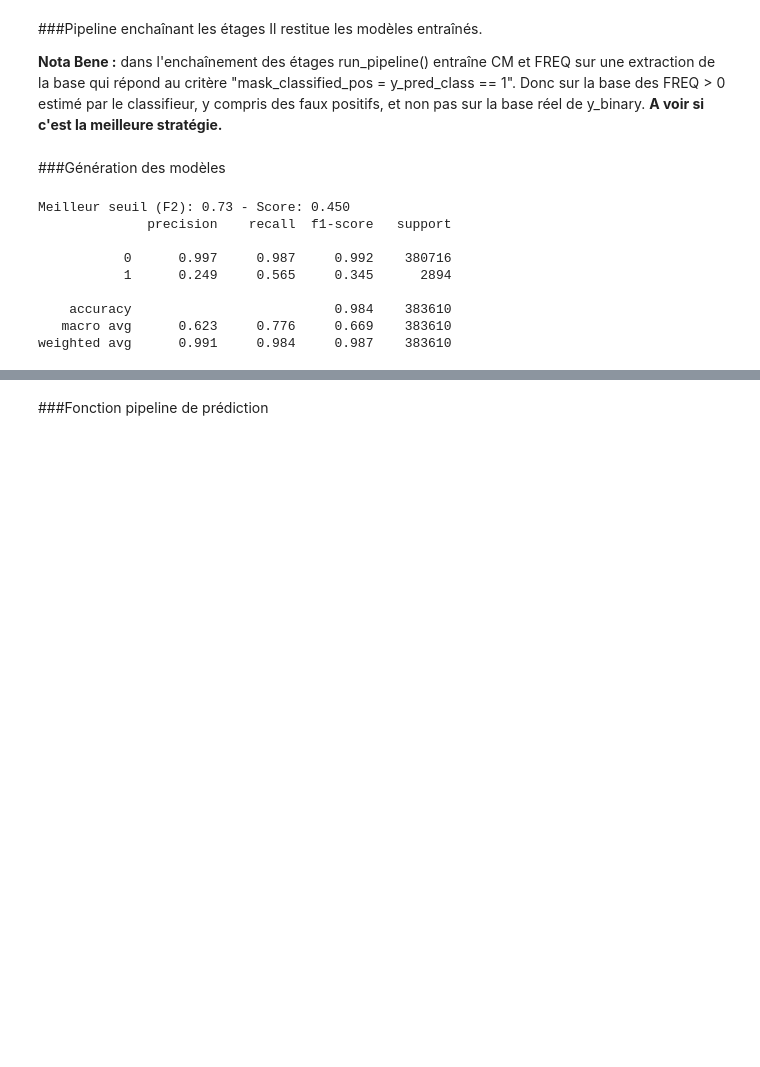
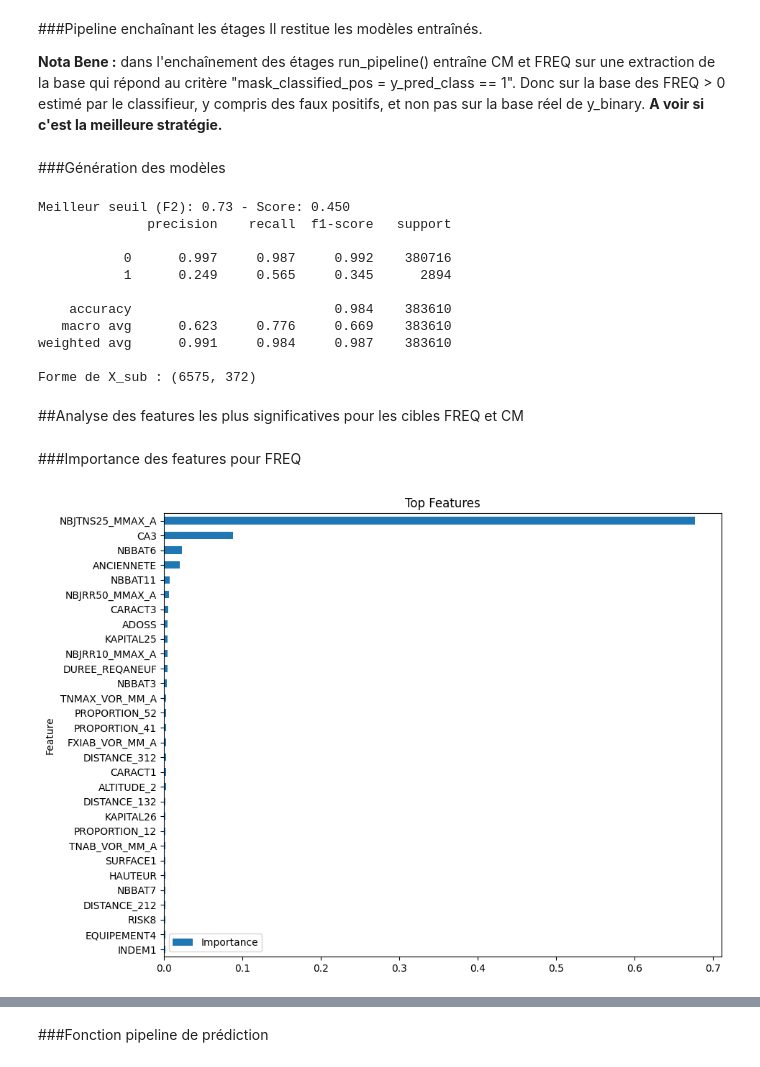
Before and after one commit to auduvignac/challengedata_ens_AssurPrime, a Jupyter notebook: notebooks/exploration/exploration2_vjm.ipynb, the cells around one changed output, grey strips where cells are left out. Cells and saved outputs as stored; diff of their text form; code cells hidden in the pictures; blank space fills up the shorter version.

```diff
--- a/notebooks/exploration/exploration2_vjm.ipynb
+++ b/notebooks/exploration/exploration2_vjm.ipynb
@@ -251,6 +252,7 @@ def find_best_threshold(y_true, y_proba, beta=2, thresholds=np.linspace(0.01, 0.
 # %%
 def train_regressors(X, y_freq, y_cm, mask):
     X_sub = X[mask]
+    print(f"Forme de X_sub : {X_sub.shape}")
     y_freq_sub = y_freq[mask]
     y_cm_sub = y_cm[mask]
 
@@ -260,7 +262,7 @@ def train_regressors(X, y_freq, y_cm, mask):
     reg_freq.fit(X_sub, y_freq_sub)
     reg_cm.fit(X_sub, y_cm_sub)
 
-    return reg_freq, reg_cm
+    return reg_freq, reg_cm, X_sub, y_freq_sub, y_cm_sub
 # %% [markdown]
 ###Pipeline enchaînant les étages
 Il restitue les modèles entraînés.
@@ -283,13 +285,13 @@ def run_pipeline(X, y, beta=2):
 
     # Étape 2 : entraînement des régressions sur les cas classés 1
     mask_classified_pos = y_pred_class == 1
-    reg_freq, reg_cm = train_regressors(X, y['FREQ'], y['CM'], mask_classified_pos)
+    reg_freq, reg_cm, X_sub, y_freq_sub, y_cm_sub = train_regressors(X, y['FREQ'], y['CM'], mask_classified_pos)
 
-    return clf, scaler, threshold, reg_freq, reg_cm
+    return clf, scaler, threshold, reg_freq, reg_cm, X_sub, y_freq_sub, y_cm_sub
 # %% [markdown]
 ###Génération des modèles
 # %%
-clf, scaler, threshold, reg_freq, reg_cm = run_pipeline(X_train_enc, y_train)
+clf, scaler, threshold, reg_freq, reg_cm, X_sub, y_freq_sub, y_cm_sub = run_pipeline(X_train_enc, y_train)
 # %% [output]
 Meilleur seuil (F2): 0.73 - Score: 0.450
               precision    recall  f1-score   support
@@ -300,3 +302,27 @@ Meilleur seuil (F2): 0.73 - Score: 0.450
     accuracy                          0.984    383610
    macro avg      0.623     0.776     0.669    383610
 weighted avg      0.991     0.984     0.987    383610
+
+Forme de X_sub : (6575, 372)
+# %% [markdown]
+##Analyse des features les plus significatives pour les cibles FREQ et CM
+# %% [markdown]
+###Importance des features pour FREQ
+# %%
+import pandas as pd
+import matplotlib.pyplot as plt
+
+def plot_feature_importance(model, X, top_n=30):
+    importance = model.feature_importances_
+    features = X.columns
+    df = pd.DataFrame({'Feature': features, 'Importance': importance})
+    df = df.sort_values('Importance', ascending=False).head(top_n)
+
+    df.plot(kind='barh', x='Feature', y='Importance', figsize=(10, 8))
+    plt.gca().invert_yaxis()
+    plt.title('Top Features')
+    plt.show()
+# %%
+plot_feature_importance(reg_freq, X_sub)
+# %% [output]
+[figure, added]
```
Also changed, not shown: parts of 7 cells of this notebook.
